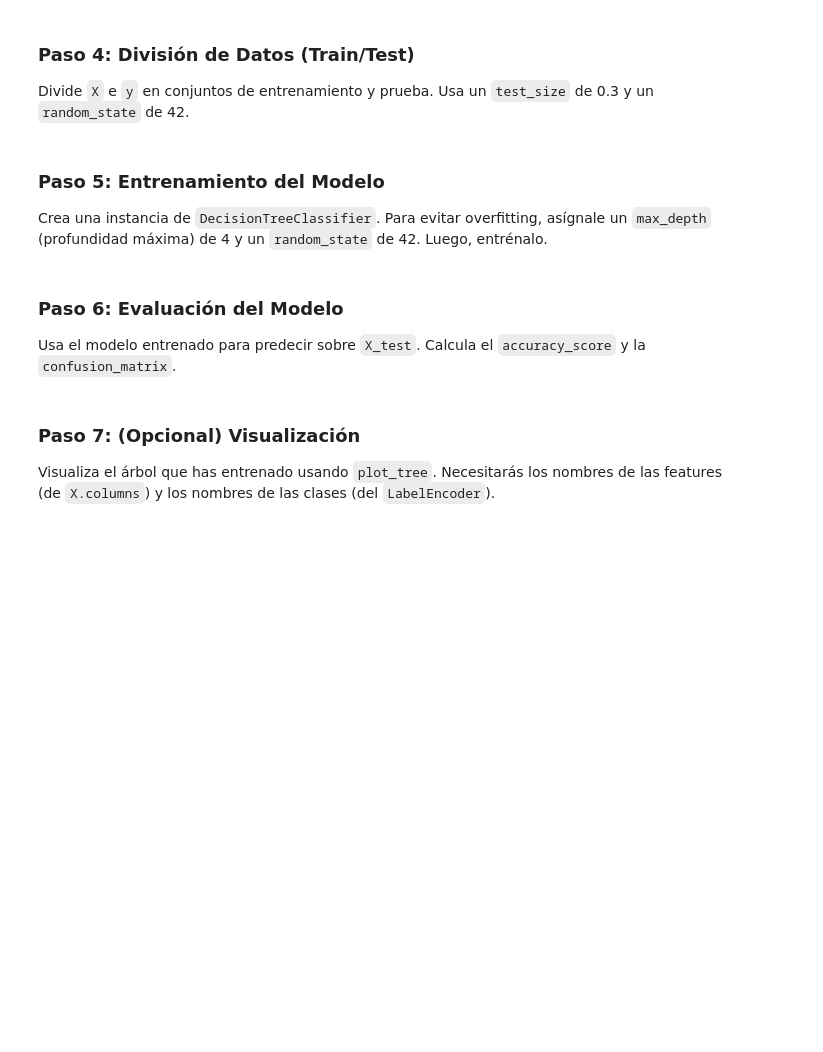
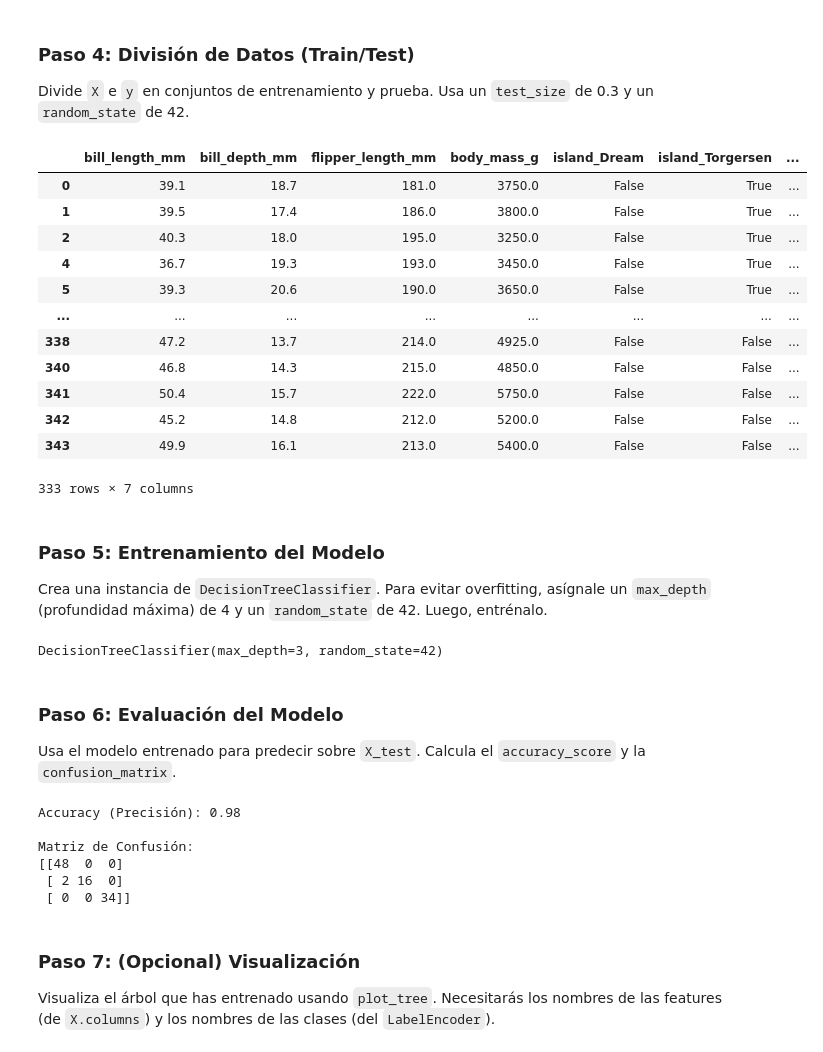
Before and after one commit to AndresDAM2526/SIA, a Jupyter notebook: Ejercicios_ArbolesDecision.ipynb, the cells around one changed output. Saved outputs shown, nothing was run; the diff lists cells and outputs as text; code cells hidden in the pictures; blank space fills up the shorter version.

```diff
--- a/Ejercicios_ArbolesDecision.ipynb
+++ b/Ejercicios_ArbolesDecision.ipynb
@@ -30,6 +32,6 @@ from sklearn.metrics import accuracy_score, confusion_matrix, classification_rep
 # %%
 # HUECO 1.2: Carga el dataset 'Pinguinos.csv' en un DataFrame llamado 'df'
-df = pd.read_csv('/home/andrescg/Documentos/IA/DataSets/penguins.csv')
+df = pd.read_csv('/home/andrescg01/Documentos/IA/PIA/data/penguins.csv')
 
 # HUECO 1.3: Explora los datos (usa .info() y .head())
 df.info()
@@ -66,5 +68,7 @@ Por simplicidad, vamos a eliminar cualquier fila que contenga al menos un valor
 # %%
 # HUECO 2.1: Elimina las filas con valores nulos (NaN) del DataFrame 'df'
 # Pista: usa .dropna()
-
+df.isna().sum()
+df=df.dropna()
 # Comprueba con df.info() que ya no hay nulos
+df.info()
@@ -143,7 +162,11 @@ Predicciones (texto):   ['Gentoo' 'Adelie' 'Chinstrap' 'Adelie']
 # %%
 # HUECO 2.2.1 (Target): Usa LabelEncoder para convertir la columna 'species'
 # 1. Crea una instancia de LabelEncoder
+le=LabelEncoder()
 # 2. Ajústala y transfórmala sobre df['species']
+labels=['Adelie', 'Gentoo', 'Chinstrap']
+encoded_labels=le.fit_transform(labels)
 # 3. Guarda el resultado en una nueva columna, p.ej. 'species_encoded'
-
 # (Guarda el encoder para referencia futura)
+df['species_encoded']=le.transform(df['species'])
+df.head()
@@ -198,27 +233,59 @@ df_encoded.head()
 **Tarea 3.2:** Define `X` como las columnas numéricas relevantes (las originales + las creadas por `get_dummies`). Asegúrate de NO incluir `species` (la original) ni `species_encoded` (el target) en `X`.
 # %%
 # HUECO 3.1: Define 'y'
-
+y=df_encoded['species_encoded']
 # HUECO 3.2: Define 'X'
 # Pista: puedes hacer X = df_encoded.drop(columns=['species', 'species_encoded'])
+X=df_encoded.drop(columns=['species','species_encoded'])
 # %% [markdown]
 ### Paso 4: División de Datos (Train/Test)
 
 Divide `X` e `y` en conjuntos de entrenamiento y prueba. Usa un `test_size` de 0.3 y un `random_state` de 42.
 # %%
 # HUECO 4: Importa train_test_split (si no lo hiciste) y divide los datos
+X_train,X_test,y_train,y_test=train_test_split(X,y,test_size=0.3,random_state=42)
+display(X)
+# %% [output]
+|  | bill_length_mm | bill_depth_mm | flipper_length_mm | body_mass_g | island_Dream | island_Torgersen | ... |
+| 0 | 39.1 | 18.7 | 181.0 | 3750.0 | False | True | ... |
+| 1 | 39.5 | 17.4 | 186.0 | 3800.0 | False | True | ... |
+| 2 | 40.3 | 18.0 | 195.0 | 3250.0 | False | True | ... |
+| 4 | 36.7 | 19.3 | 193.0 | 3450.0 | False | True | ... |
+| 5 | 39.3 | 20.6 | 190.0 | 3650.0 | False | True | ... |
+| ... | ... | ... | ... | ... | ... | ... | ... |
+| 338 | 47.2 | 13.7 | 214.0 | 4925.0 | False | False | ... |
+| 340 | 46.8 | 14.3 | 215.0 | 4850.0 | False | False | ... |
+| 341 | 50.4 | 15.7 | 222.0 | 5750.0 | False | False | ... |
+| 342 | 45.2 | 14.8 | 212.0 | 5200.0 | False | False | ... |
+| 343 | 49.9 | 16.1 | 213.0 | 5400.0 | False | False | ... |
+333 rows × 7 columns
 # %% [markdown]
 ### Paso 5: Entrenamiento del Modelo
 
 Crea una instancia de `DecisionTreeClassifier`. Para evitar overfitting, asígnale un `max_depth` (profundidad máxima) de 4 y un `random_state` de 42. Luego, entrénalo.
 # %%
 # HUECO 5: Crea el clasificador (clf) y entrénalo (fit)
+clf=DecisionTreeClassifier(criterion='gini',max_depth=3,random_state=42)
+clf.fit(X_train,y_train)
+# %% [output]
+DecisionTreeClassifier(max_depth=3, random_state=42)
 # %% [markdown]
 ### Paso 6: Evaluación del Modelo
 
 Usa el modelo entrenado para predecir sobre `X_test`. Calcula el `accuracy_score` y la `confusion_matrix`.
 # %%
 # HUECO 6: Realiza predicciones (y_pred) y evalúa el modelo
+y_pred=clf.predict(X_test)
+print(f"Accuracy (Precisión): {accuracy_score(y_test, y_pred):.2f}")
+print("\nMatriz de Confusión:")
+print(confusion_matrix(y_test, y_pred))
+# %% [output]
+Accuracy (Precisión): 0.98
+
+Matriz de Confusión:
+[[48  0  0]
+ [ 2 16  0]
+ [ 0  0 34]]
 # %% [markdown]
 ### Paso 7: (Opcional) Visualización
 
```
Also changed, not shown: parts of 6 cells of this notebook.
